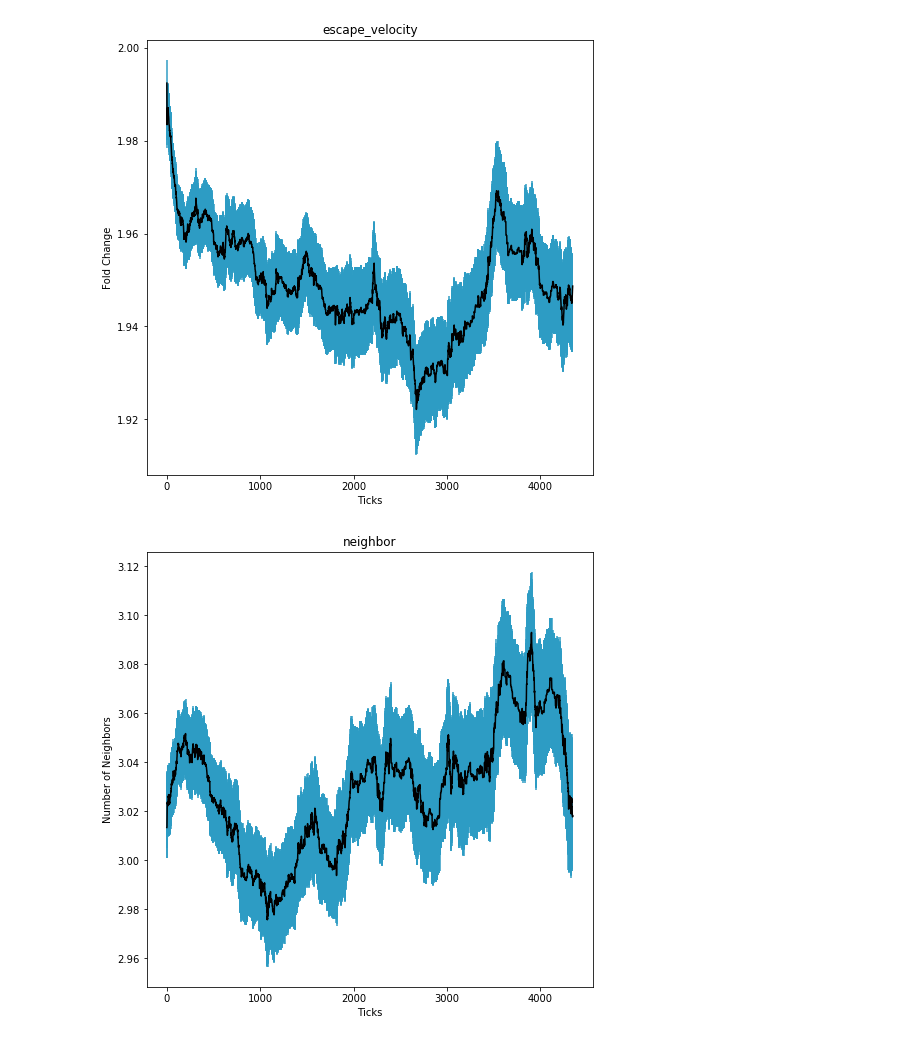
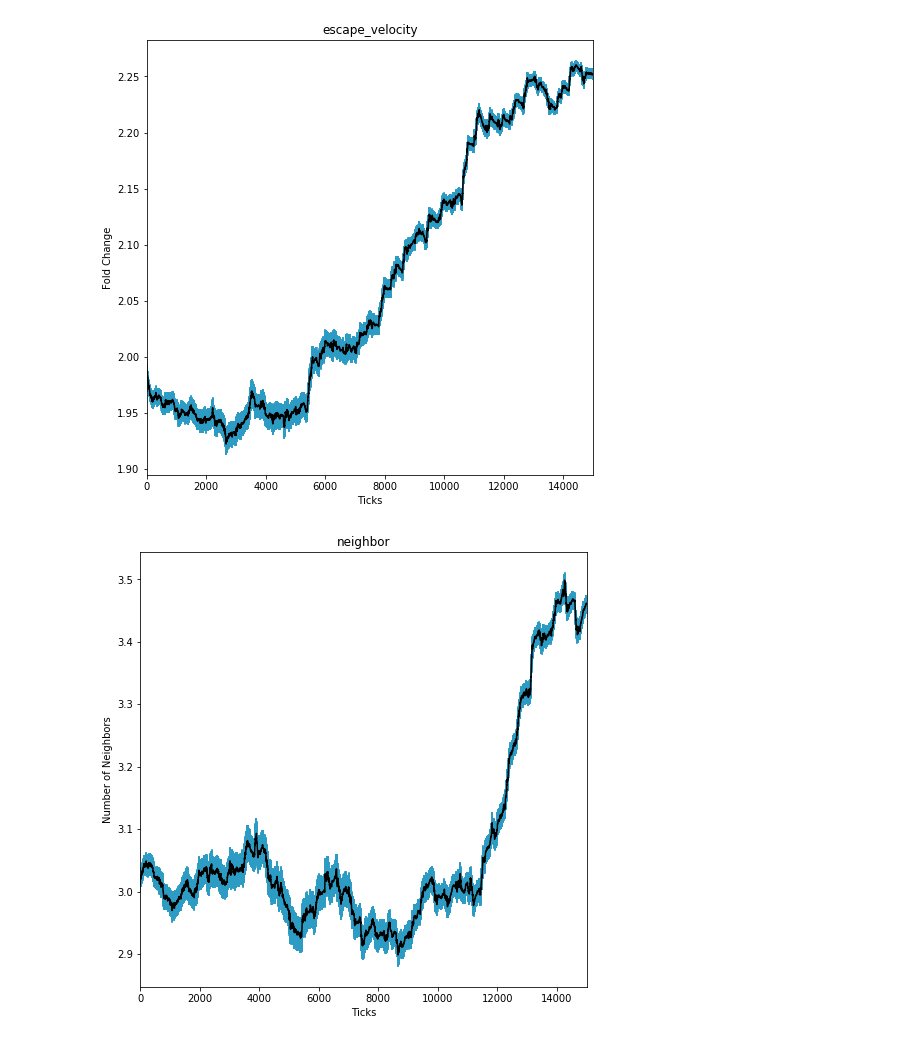
Before and after one commit to benjijamorris/Dynamic-Models-of-Biology, a Jupyter notebook: Graphs.ipynb, the cells around one changed output. Drawn from its saved outputs; the diff is of its cells as text; code cells hidden in the pictures.

Commit message:
Fixed error with nans in NetLogo Exports

```diff
--- a/Graphs.ipynb
+++ b/Graphs.ipynb
@@ -19,15 +19,24 @@ def pooled_variance_and_mean(varss, counts, mus):
     return pooled_mu, pooled_var, denom
 # %%
 def exclude_runs(df):
+    '''Runs lasting less than 15000 ticks should be excluded. Returns a DataFrame with these runs removed. Also removes runs with primitive exceptions'''
+
+    df= df.astype(str)
+    df.replace({'<RuntimePrimitiveException>':np.nan}, inplace = True)
+    df = df.astype(float)
+
+
     run_col =''
     for col in df.columns:
+        df = df[~df[col].isnull()]
+
         if 'run number' in col:
             run_col = col
     counts = df[['ticks', run_col]].groupby(run_col).count()
 
     to_exclude = []
     for i in set(df[run_col]):
-        if list(counts['ticks'])[i-1] < 15000:
+        if list(counts['ticks'])[int(i)-1] < 15000:
             to_exclude.append(i)
 
     df = df[~df[run_col].isin(to_exclude)]
@@ -40,18 +49,16 @@ filenames = ['FlockingBase400 experiment-table', 'FlockingBase400 pt2 experiment
 frames = []
 for file in filenames:
     temp = pd.read_csv(file, low_memory = False)
+    temp.drop(['kill-probability', 'kill-radius', 'population', 'kill-angle', '[step]'], axis = 1, inplace = True)
     temp = exclude_runs(temp)
     frames.append(temp)
 
 combined = pd.concat(frames)
-combined.drop(['kill-probability', 'kill-radius', 'population', 'kill-angle', '[step]'], axis = 1, inplace = True)
 combined.columns = ['run_number', 'n_birds', 'ticks', 'mean_detection_radius', 'var_detection_radius',
                    'mean_detection_angle', 'var_detection_angle', 'mean_escape_angle', 'var_escape_angle',
                    'mean_escape_velocity', 'var_escape_velocity', 'mean_neighbor', 'var_neighbor']
-combined.replace({'<RuntimePrimitiveException>':np.nan}, inplace = True)
-for i in combined.columns:
-    print(i)
-    combined[i] = combined[i].astype(float)
-print(len(combined)/15001)
+combined = combined.astype(float)
+
+print('Total n trials:',len(combined)/15001) #number of trials
 combined.head()
 # %% [output]
@@ -97,8 +87,10 @@ for s_type, unit in zip(sensitivity_types, units):
         sem = np.sqrt(pooled_var)/np.sqrt(count)
         mus.append(pooled_mu)
         sems.append(sem)
+
     fig, ax = plt.subplots(1,1,figsize=(8,8))
-    ax.errorbar(x = range(len(mus)), y = mus, yerr = sems, color = 'black',ecolor = '#2d9cc4')
+    ax.errorbar(x = range(15002), y = mus, yerr = sems, color = 'black',ecolor = '#2d9cc4')
+    ax.set_xlim([0, 15000])
     ax.set_title(s_type)
     ax.set_xlabel('Ticks')
     ax.set_ylabel(unit)
@@ -111,5 +103,5 @@ for s_type, unit in zip(sensitivity_types, units):
-[figure, old version]
+[figure, new version]
-[figure, old version]
+[figure, new version]
 # %%
 means= combined[['ticks', 'n_birds']].groupby('ticks').mean()['n_birds']
 stdev = np.sqrt(combined[['ticks', 'n_birds']].groupby('ticks').var()['n_birds'])
```
Also changed, not shown: parts of 3 cells of this notebook, 6 other files.
